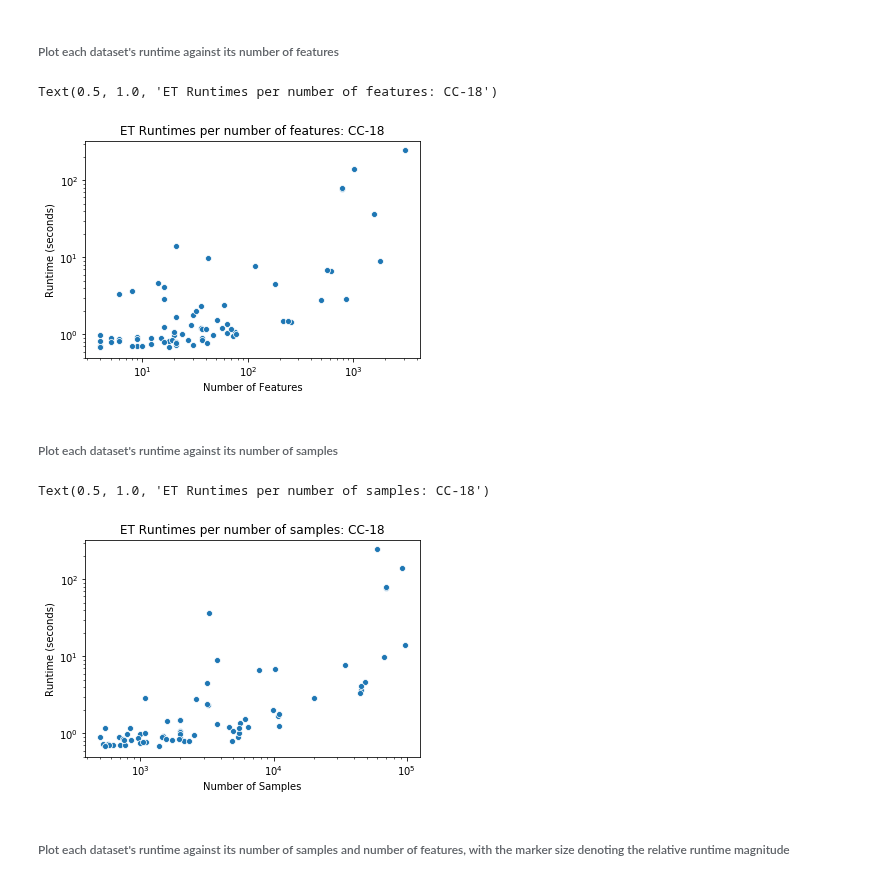
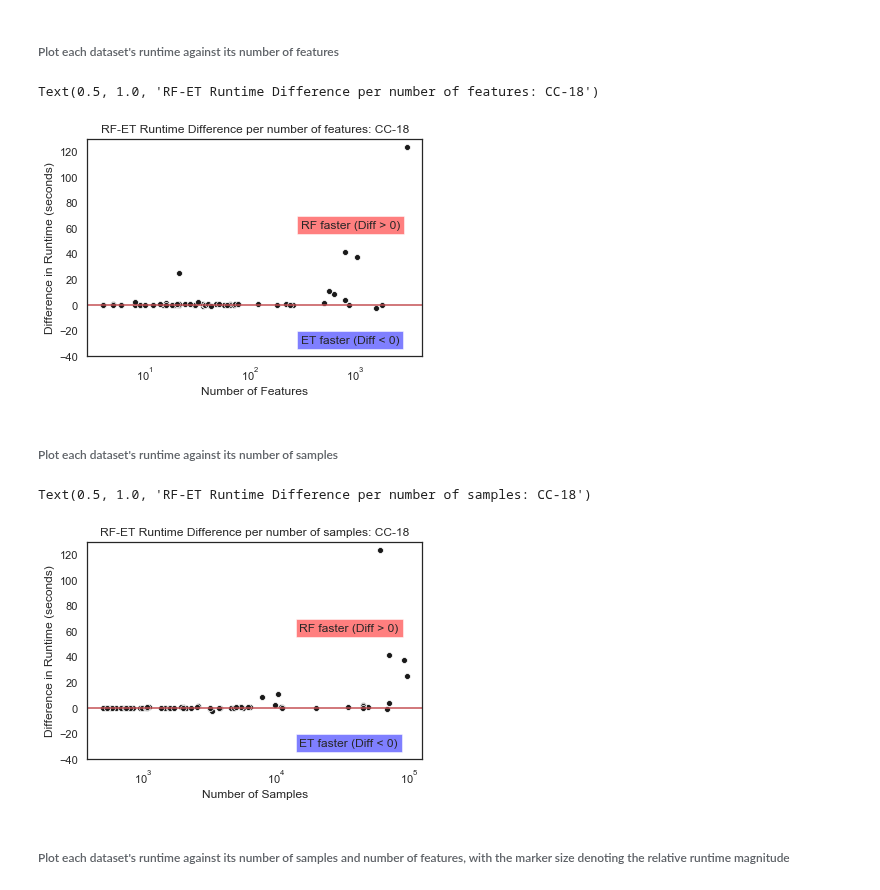
Before and after one commit to NeuroDataDesign/tealeaf, a Jupyter notebook: suyeon/code/RandomForest_ExtraTrees_Compare_Tutorial.ipynb, the cells around one changed output. Drawn from its saved outputs; the diff is of its cells as text; code cells hidden in the pictures.

```diff
--- a/suyeon/code/RandomForest_ExtraTrees_Compare_Tutorial.ipynb
+++ b/suyeon/code/RandomForest_ExtraTrees_Compare_Tutorial.ipynb
@@ -267,11 +267,17 @@ n_samples_CC18 = np.vstack((n_samples_CC18, acc_diffs_CC18))
 ###### Plot each dataset's accuracy difference against its number of features
 # %%
 plt.figure()
-sns.scatterplot(n_features_CC18[:][0],n_features_CC18[:][1])
+sns.scatterplot(n_features_CC18[:][0],n_features_CC18[:][1],color='k')
+plt.axhline(y=0, color='r', linestyle='-')
 plt.xlabel('Number of Features')
 plt.ylabel('Accuracy differences (ET - RF)')
 plt.xscale('log')
 plt.title('ET vs RF accuracy differences per number of features: CC-18')
 plt.text(200, 0.04, "ET better (Diff > 0)", fontsize=12, bbox=dict(facecolor='blue', alpha=0.5))
 plt.text(200, -0.04, "RF better (Diff < 0)", fontsize=12, bbox=dict(facecolor='red', alpha=0.5))
+
+# plt.figure()
+sns.set(style="white")
+# # tips = sns.load_dataset("tips")
+# g = sns.jointplot('Number of Features','Accuracy differences (ET - RF)', data=n_features_CC18, kind="reg")
 # %% [output]
@@ -401,0 +429,7 @@ for time in ET_time_CC18:
+# %%
+time_diffs_CC18 = []
+
+for i in range(len(ET_time_CC18)):
+    time_diffs_CC18.append(RF_total_time[i]-ET_total_time[i])
+
+plt.hist(time_diffs_CC18)
@@ -409,33 +450,41 @@ for i in range(len(ET_time_CC18)):
     n_features_CC18.append(dimen_CC18[i][1])
     n_samples_CC18.append(dimen_CC18[i][0])
 
-n_features_CC18 = np.vstack((n_features_CC18, total_time))
-n_samples_CC18 = np.vstack((n_samples_CC18, total_time))
+n_features_CC18 = np.vstack((n_features_CC18, time_diffs_CC18))
+n_samples_CC18 = np.vstack((n_samples_CC18, time_diffs_CC18))
 # %% [markdown]
 ###### Plot each dataset's runtime against its number of features
 # %%
 plt.figure()
-sns.scatterplot(n_features_CC18[:][0],n_features_CC18[:][1])
+sns.scatterplot(n_features_CC18[:][0],n_features_CC18[:][1], color='k')
 plt.xlabel('Number of Features')
-plt.ylabel('Runtime (seconds)')
+plt.ylabel('Difference in Runtime (seconds)')
 plt.xscale('log')
-plt.yscale('log')
-plt.title('ET Runtimes per number of features: CC-18')
+# plt.yscale('log')
+plt.ylim([-40,130])
+plt.axhline(y=0, color='r', linestyle='-')
+plt.text(300, 60, "RF faster (Diff > 0)", fontsize=12, bbox=dict(facecolor='red', alpha=0.5))
+plt.text(300, -30, "ET faster (Diff < 0)", fontsize=12, bbox=dict(facecolor='blue', alpha=0.5))
+plt.title('RF-ET Runtime Difference per number of features: CC-18')
 # %% [output]
-Text(0.5, 1.0, 'ET Runtimes per number of features: CC-18')
+Text(0.5, 1.0, 'RF-ET Runtime Difference per number of features: CC-18')
-[figure, old version]
+[figure, new version]
 # %% [markdown]
 ###### Plot each dataset's runtime against its number of samples
 # %%
 plt.figure()
-sns.scatterplot(n_samples_CC18[:][0],n_samples_CC18[:][1])
+sns.scatterplot(n_samples_CC18[:][0],n_samples_CC18[:][1],color='k')
 plt.xlabel('Number of Samples')
-plt.ylabel('Runtime (seconds)')
+plt.ylabel('Difference in Runtime (seconds)')
 plt.xscale('log')
-plt.yscale('log')
-plt.title('ET Runtimes per number of samples: CC-18')
+# plt.yscale('log')
+plt.ylim([-40,130])
+plt.axhline(y=0, color='r', linestyle='-')
+plt.text(15000, 60, "RF faster (Diff > 0)", fontsize=12, bbox=dict(facecolor='red', alpha=0.5))
+plt.text(15000, -30, "ET faster (Diff < 0)", fontsize=12, bbox=dict(facecolor='blue', alpha=0.5))
+plt.title('RF-ET Runtime Difference per number of samples: CC-18')
 # %% [output]
-Text(0.5, 1.0, 'ET Runtimes per number of samples: CC-18')
+Text(0.5, 1.0, 'RF-ET Runtime Difference per number of samples: CC-18')
-[figure, old version]
+[figure, new version]
 # %% [markdown]
 ###### Plot each dataset's runtime against its number of samples and number of features, with the marker size denoting the relative runtime magnitude
```
Also changed, not shown: parts of 21 cells of this notebook.
